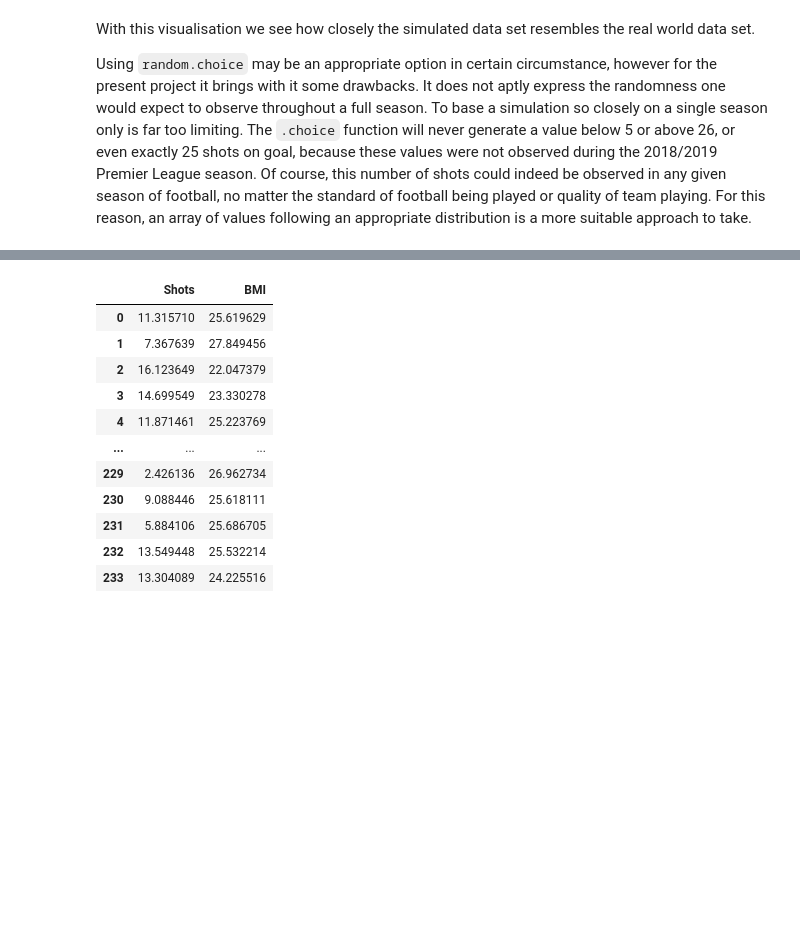
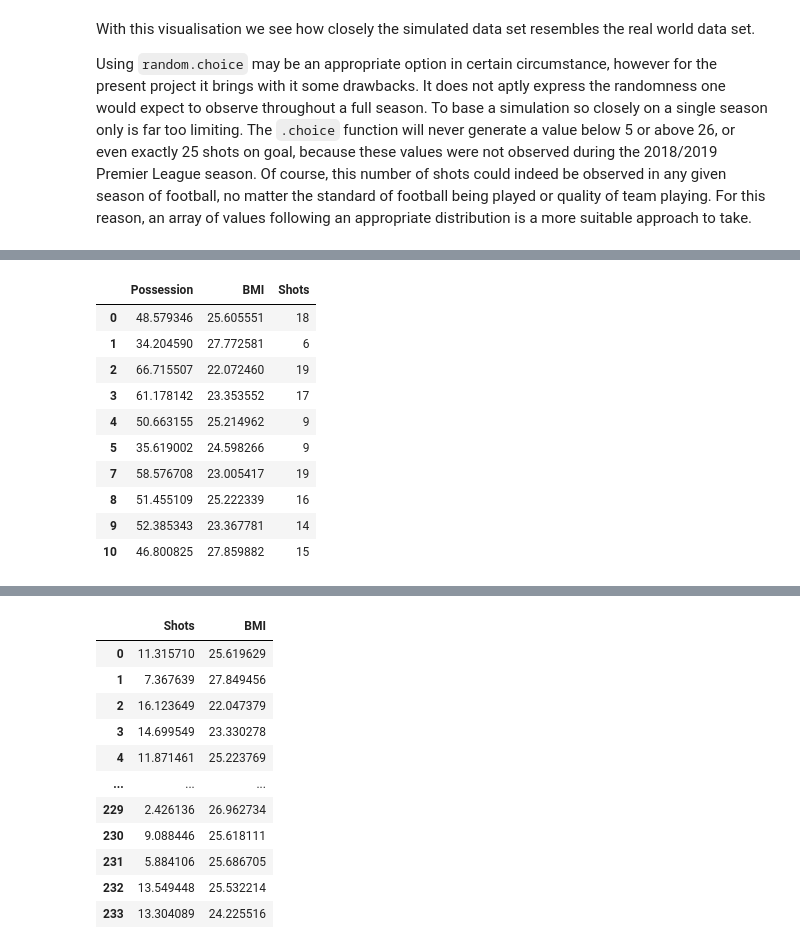
Before and after one commit to colm-o-caoimh/FootballSimulation, a Jupyter notebook: PDA_Project2020.ipynb, the cells around one changed output, grey strips where cells are left out. Cells and saved outputs as stored; diff of their text form; code cells hidden in the pictures; blank space fills up the shorter version.

```diff
--- a/PDA_Project2020.ipynb
+++ b/PDA_Project2020.ipynb
@@ -934,0 +984,17 @@ array([[ 48.57934604,  25.60555145],
+# %%
+# Filter out unrealistic or extreme values
+win_sim_df = win_sim_df[np.abs(win_sim_df.Possession-win_sim_df.Possession.mean()) <= (2.4*win_sim_df.Possession.std())]
+
+win_sim_df.head(10)
+# %% [output]
+|  | Possession | BMI | Shots |
+| 0 | 48.579346 | 25.605551 | 18 |
+| 1 | 34.204590 | 27.772581 | 6 |
+| 2 | 66.715507 | 22.072460 | 19 |
+| 3 | 61.178142 | 23.353552 | 17 |
+| 4 | 50.663155 | 25.214962 | 9 |
+| 5 | 35.619002 | 24.598266 | 9 |
+| 7 | 58.576708 | 23.005417 | 19 |
+| 8 | 51.455109 | 25.222339 | 16 |
+| 9 | 52.385343 | 23.367781 | 14 |
+| 10 | 46.800825 | 27.859882 | 15 |
```
Also changed, not shown: parts of 64 cells of this notebook.
